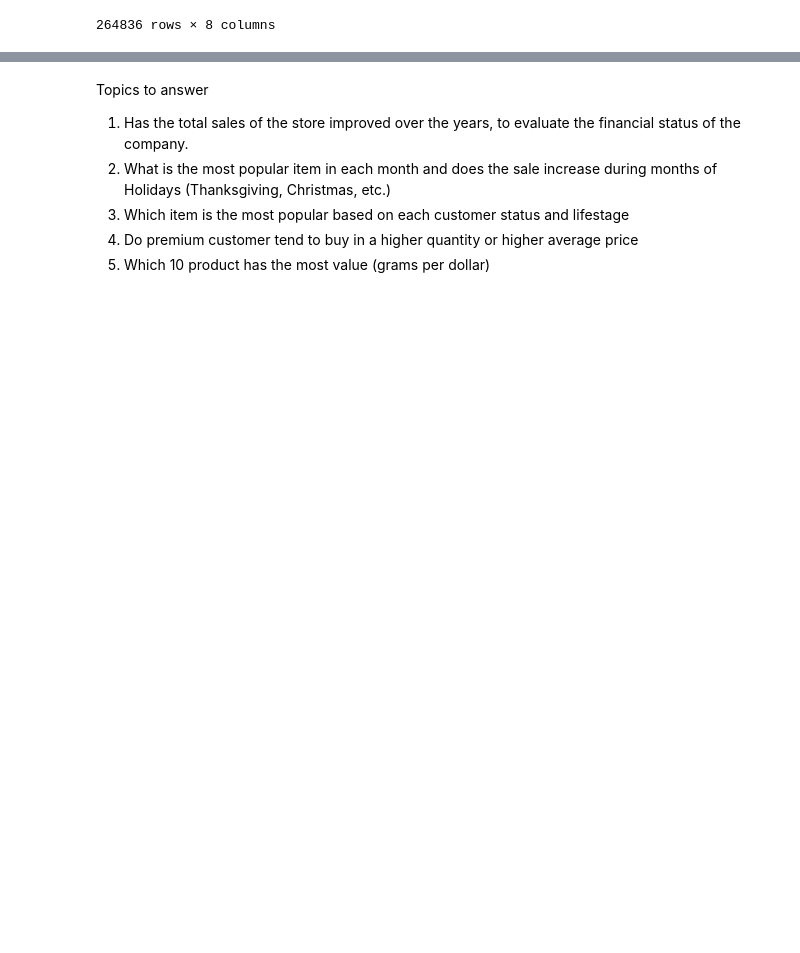
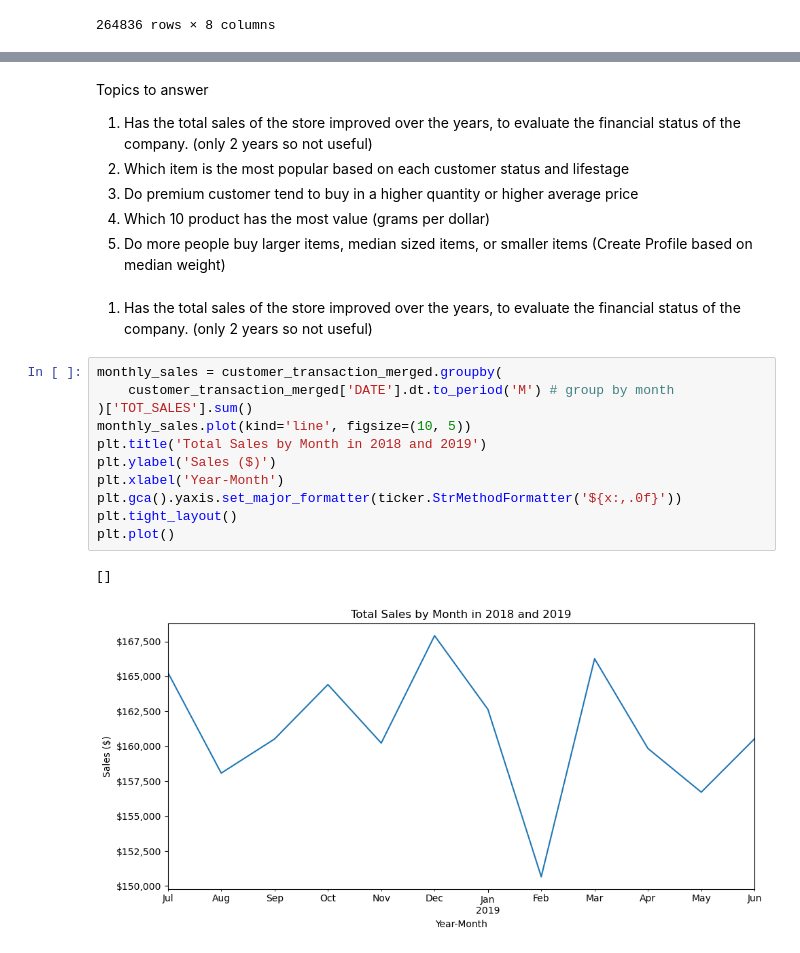
Before and after one commit to schao021/Quantium-Data-Analytics, a Jupyter notebook: main.ipynb, the cells around one changed output, grey strips where cells are left out. Drawn from its saved outputs; the diff is of its cells as text; blank space fills up the shorter version.

```diff
--- a/main.ipynb
+++ b/main.ipynb
@@ -192,8 +223,24 @@ PROD_WEIGHT_G      0
 dtype: int64
 # %% [markdown]
 Topics to answer
-1. Has the total sales of the store improved over the years, to evaluate the financial status of the company.
-2. What is the most popular item in each month and does the sale increase during months of Holidays (Thanksgiving, Christmas, etc.)
-3. Which item is the most popular based on each customer status and lifestage
-4. Do premium customer tend to buy in a higher quantity or higher average price
-5. Which 10 product has the most value (grams per dollar)
+1. Has the total sales of the store improved over the years, to evaluate the financial status of the company. (only 2 years so not useful)
+2. Which item is the most popular based on each customer status and lifestage
+3. Do premium customer tend to buy in a higher quantity or higher average price
+4. Which 10 product has the most value (grams per dollar)
+5. Do more people buy larger items, median sized items, or smaller items (Create Profile based on median weight)
+# %% [markdown]
+1. Has the total sales of the store improved over the years, to evaluate the financial status of the company. (only 2 years so not useful)
+# %%
+monthly_sales = customer_transaction_merged.groupby(
+    customer_transaction_merged['DATE'].dt.to_period('M') # group by month
+)['TOT_SALES'].sum()
+monthly_sales.plot(kind='line', figsize=(10, 5))
+plt.title('Total Sales by Month in 2018 and 2019')
+plt.ylabel('Sales ($)')
+plt.xlabel('Year-Month')
+plt.gca().yaxis.set_major_formatter(ticker.StrMethodFormatter('${x:,.0f}'))
+plt.tight_layout()
+plt.plot()
+# %% [output]
+[]
+[figure, added]
```
Also changed, not shown: parts of 17 cells of this notebook.
